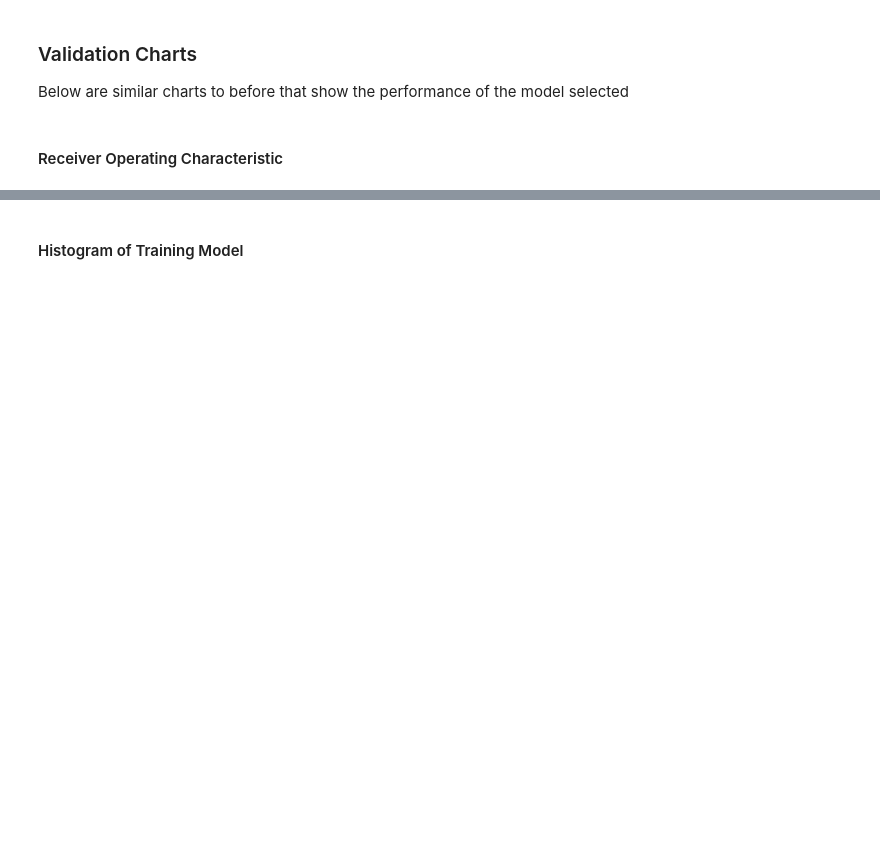
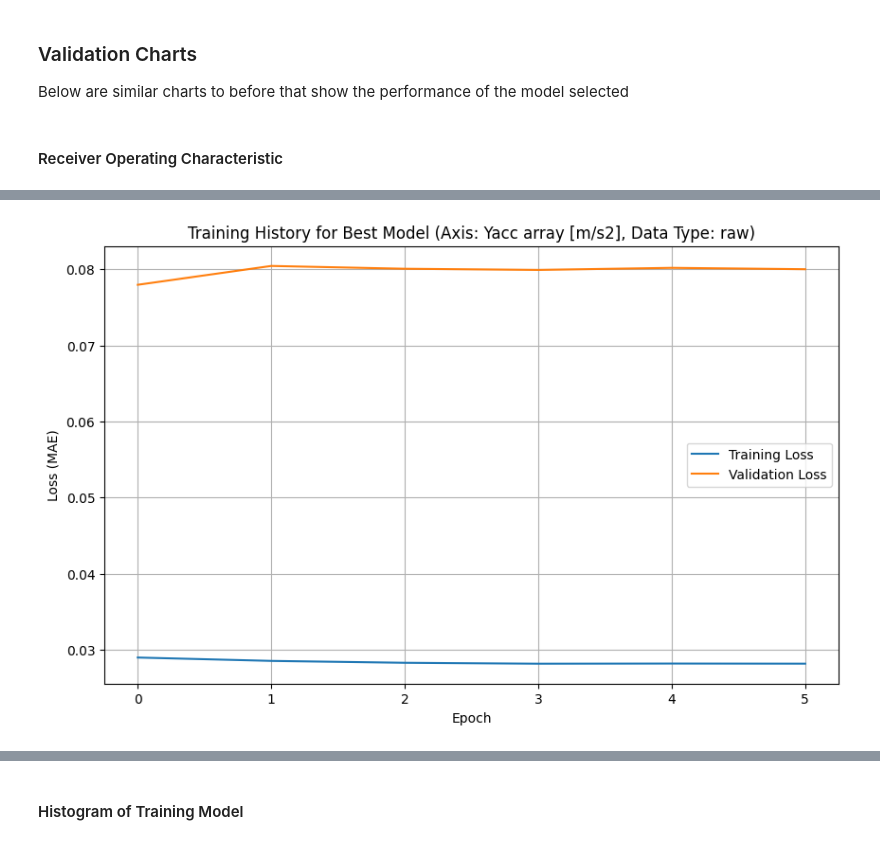
Before and after one commit to rd908213/ME-597-IIoT, a Jupyter notebook: lab/lab8/L8_Colab2.ipynb, the cells around one changed output, grey strips where cells are left out. Drawn from its saved outputs; the diff is of its cells as text; code cells hidden in the pictures; blank space fills up the shorter version.

```diff
--- a/lab/lab8/L8_Colab2.ipynb
+++ b/lab/lab8/L8_Colab2.ipynb
@@ -828,11 +897,11 @@ New best model found! (roc_auc = 0.9581930415263749)
 ### Hyper Parameters
 This section is a repeat of the code block above, but with fewer hyper parameters since not all combinations need to be tested after monitoring the training. If combinations are found that consistently perform higher than previous models, then only those specific characteristics need be used.
 # %%
-embedding_size = [16, 32, 64, 128, 256]
-learning_rate = [1e-1, 1e-2, 1e-3, 1e-4, 1e-5]
-batch_size = [16, 32, 64, 128, 256]
-epoch = [50, 100, 200, 300]
-axes = ["Xacc array [m/s2]", "Yacc array [m/s2]", "Zacc array [m/s2]"]
-data_types = ["raw", "time", "freq"]
+embedding_size = [24]
+learning_rate = [31e-3]
+batch_size = [32]
+epoch = [200]
+axes = ["Yacc array [m/s2]"]
+data_types = ["raw"]
 
-best_model, best_param = find_best_model(embedding_size, learning_rate, batch_size, epoch, axes, data_types)
+best_model, best_param, results = find_best_model(embedding_size, learning_rate, batch_size, epoch, axes, data_types)
@@ -841,3 +915,45 @@ best_model, best_param = find_best_model(embedding_size, learning_rate, batch_si
 Below are similar charts to before that show the performance of the model selected
 # %% [markdown]
 #### Receiver Operating Characteristic
+# %%
+# Recreate the DataSet for the best parameters
+best_data = DataSet(best_param["Axis"], best_param["Data Type"])
+
+# Recompile the best_model to prepare it for fitting
+best_model.compile(optimizer=keras.optimizers.Adam(learning_rate=best_param["Learning Rate"]), loss='mae')
+
+# Define early stopping as used during the original grid search
+early_stop = EarlyStopping(
+    monitor='val_loss',
+    patience=5,
+    restore_best_weights=True
+)
+
+# Prepare validation data, as done in find_best_model
+val_split = 0.5
+split_idx = int(len(best_data.normal_test_data) * val_split)
+normal_val_data = best_data.normal_test_data[:split_idx]
+
+# Re-train the best model to capture its training history
+history = best_model.fit(
+    best_data.normal_train_data,
+    best_data.normal_train_data,
+    epochs=best_param["Epoch"],
+    batch_size=best_param["Batch Size"],
+    validation_data=(normal_val_data, normal_val_data),
+    shuffle=True,
+    verbose=1, # Change to 1 to see training progress
+    callbacks=[early_stop]
+)
+
+# Plotting the evolution of training and validation loss
+plt.figure(figsize=(10, 6))
+plt.plot(history.history["loss"], label="Training Loss")
+plt.plot(history.history["val_loss"], label="Validation Loss")
+plt.title(f"Training History for Best Model (Axis: {best_param['Axis']}, Data Type: {best_param['Data Type']})")
+plt.xlabel("Epoch")
+plt.ylabel("Loss (MAE)")
+plt.legend()
+plt.grid(True)
+plt.show()
+# %% [output]
@@ -844,3 +972,4 @@ Below are similar charts to before that show the performance of the model select
+[figure, added]
 # %%
 best_data = DataSet(best_param["Axis"], best_param["Data Type"])
 reconstructions = best_model(best_data.test_data)
```
Also changed, not shown: parts of 25 cells of this notebook.
